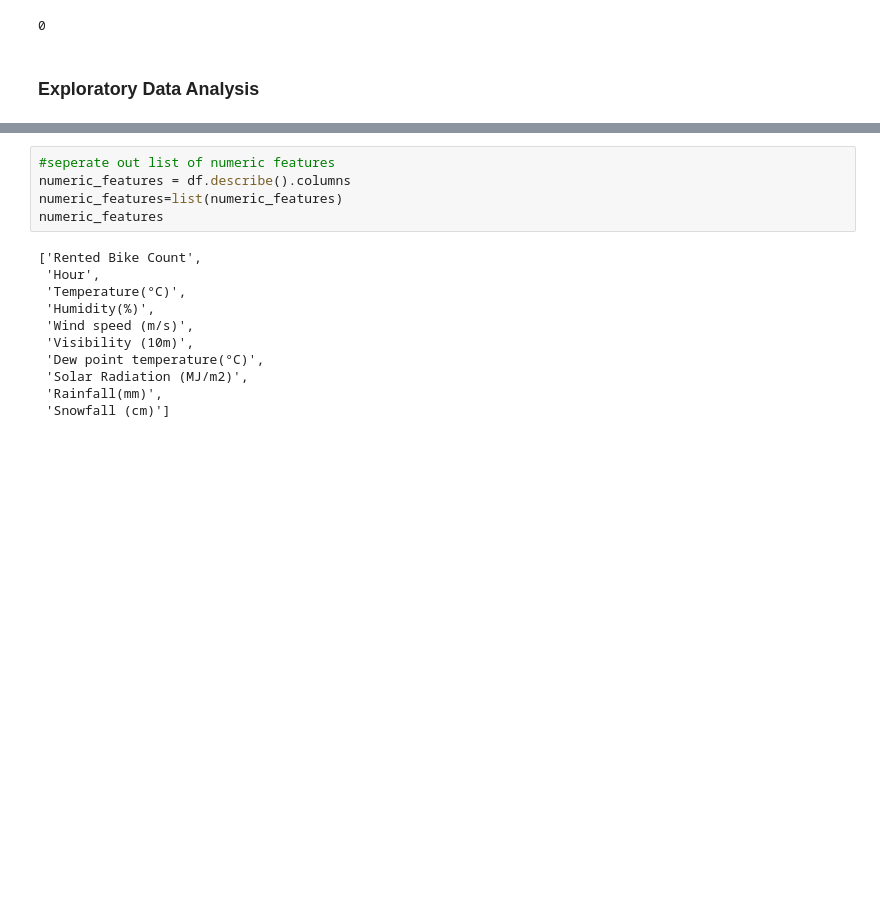
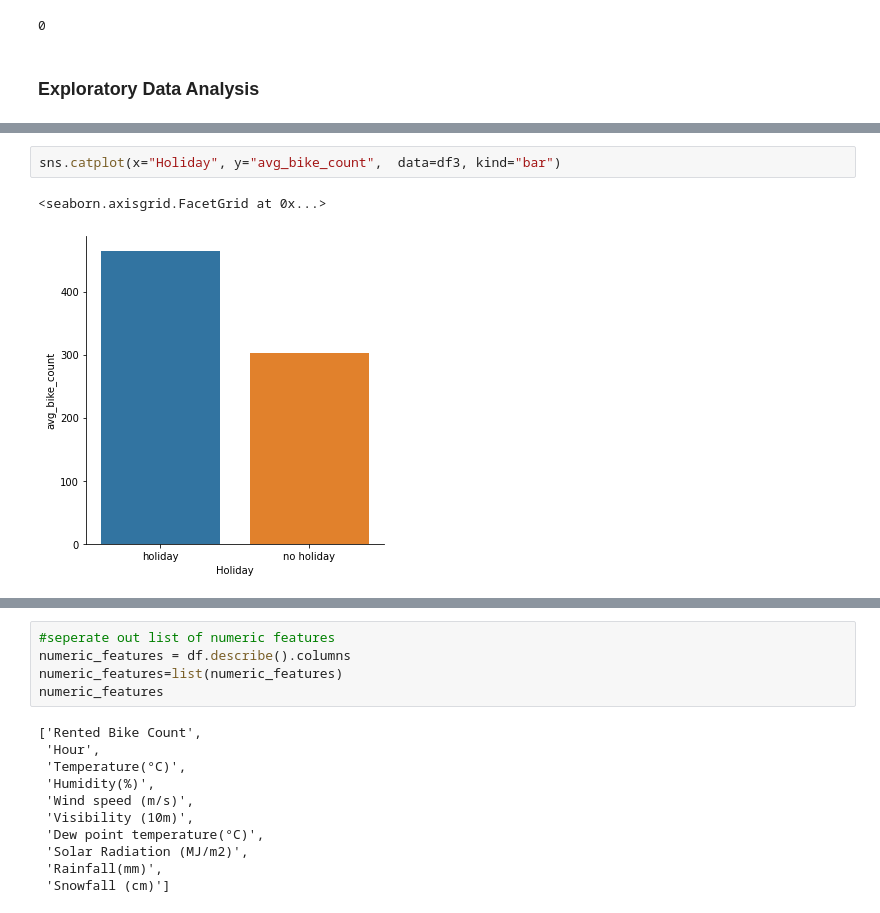
Before and after one commit to Rushikesh3005/Bike-Sharing-Demand-Prediction, a Jupyter notebook: Bike_Sharing_Demand_Prediction_Capstone_Project.ipynb, the cells around one changed output, grey strips where cells are left out. Drawn from its saved outputs; the diff is of its cells as text; blank space fills up the shorter version.

```diff
--- a/Bike_Sharing_Demand_Prediction_Capstone_Project.ipynb
+++ b/Bike_Sharing_Demand_Prediction_Capstone_Project.ipynb
@@ -120,0 +171,5 @@ len(df[df.duplicated()])
+# %%
+sns.catplot(x="Holiday", y="avg_bike_count",  data=df3, kind="bar")
+# %% [output]
+<seaborn.axisgrid.FacetGrid at 0x...>
+[figure, added]
```
Also changed, not shown: parts of 9 cells of this notebook.
